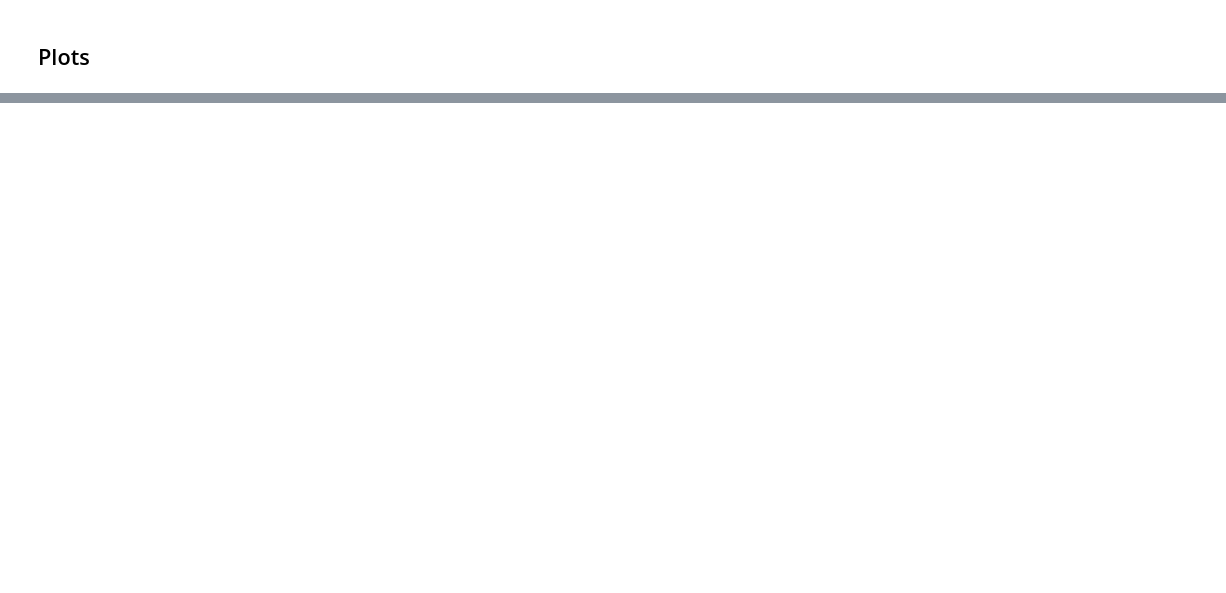
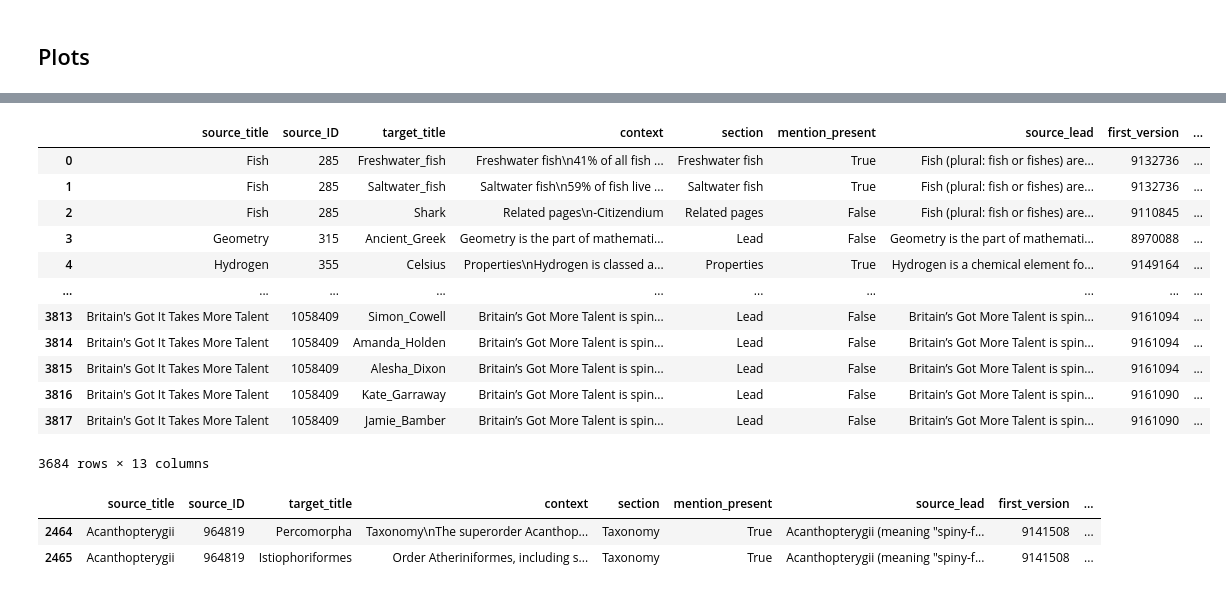
Before and after one commit to epfl-dlab/multilingual-entity-insertion, a Jupyter notebook: wikipedia_dumps_process/analysis_notebooks/added_links_analysis.ipynb, the cells around one changed output, grey strips where cells are left out. Cells and saved outputs as stored; diff of their text form; code cells hidden in the pictures; blank space fills up the shorter version.

```diff
--- a/wikipedia_dumps_process/analysis_notebooks/added_links_analysis.ipynb
+++ b/wikipedia_dumps_process/analysis_notebooks/added_links_analysis.ipynb
@@ -133,0 +136,13 @@ Name: negative_contexts, dtype: float64
+# %%
+import urllib
+def process_title(title):
+    return urllib.parse.unquote(title).replace('_', ' ')
+
+def update_targets(target_name, redirect_map):
+    counter = 0
+    while target_name in redirect_map:
+        target_name = redirect_map[target_name]
+        counter += 1
+        if counter > 10:
+            break
+    return target_name
@@ -133,0 +208,19 @@ Name: negative_contexts, dtype: float64
+# %%
+# compare links in df with links in df_diff
+# find links with source title in df_diff and not in df
+df_diff['source_title'] = df_diff['source_title'].apply(process_title)
+df['source_title'] = df['source_title'].apply(process_title)
+df_diff_2 = df_diff.merge(df[['source_title', 'source_ID']].drop_duplicates(), how='left', on='source_title', suffixes=('_diff', '_df'))
+df_diff_2 = df_diff_2[df_diff_2['source_ID_df'].isna()]
+df_diff_2 = df_diff_2[['source_title', 'target_title', 'source_ID_diff', 'target_ID', 'source_version_1', 'source_version_2', 'count']]
+df_diff_2['source_ID'] = df_diff_2['source_ID_diff']
+df_diff_2 = df_diff_2.drop(columns=['source_ID_diff'])
+df_diff_2 = df_diff_2.rename(columns={'source_ID': 'source_ID_diff'})
+df_diff_2['source_ID_diff'] = df_diff_2['source_ID_diff'].astype(int)
+# df_diff['source_version_1'] = df_diff['source_version_1'].apply(lambda x: x.replace('&oldid=', ''))
+# df_diff['source_version_1'] = df_diff['source_version_1'].astype(int)
+# df_diff['source_version_2'] = df_diff['source_version_2'].apply(lambda x: x.replace('&oldid=', ''))
+# df_diff['source_version_2'] = df_diff['source_version_2'].astype(int)
+df_diff_2['count'] = df_diff_2['count'].astype(int)
+df_diff_2 = df_diff_2.sort_values(by=['source_ID_diff', 'target_ID', 'source_version_1', 'source_version_2']).reset_index(drop=True)
+df_diff_2
@@ -133,0 +329,22 @@ Name: negative_contexts, dtype: float64
+# %%
+df
+# %% [output]
+|  | source_title | source_ID | target_title | context | section | mention_present | source_lead | first_version | ... |
+| 0 | Fish | 285 | Freshwater_fish | Freshwater fish\n41% of all fish ... | Freshwater fish | True | Fish (plural: fish or fishes) are... | 9132736 | ... |
+| 1 | Fish | 285 | Saltwater_fish | Saltwater fish\n59% of fish live ... | Saltwater fish | True | Fish (plural: fish or fishes) are... | 9132736 | ... |
+| 2 | Fish | 285 | Shark | Related pages\n-Citizendium | Related pages | False | Fish (plural: fish or fishes) are... | 9110845 | ... |
+| 3 | Geometry | 315 | Ancient_Greek | Geometry is the part of mathemati... | Lead | False | Geometry is the part of mathemati... | 8970088 | ... |
+| 4 | Hydrogen | 355 | Celsius | Properties\nHydrogen is classed a... | Properties | True | Hydrogen is a chemical element fo... | 9149164 | ... |
+| ... | ... | ... | ... | ... | ... | ... | ... | ... | ... |
+| 3813 | Britain's Got It Takes More Talent | 1058409 | Simon_Cowell | Britain’s Got More Talent is spin... | Lead | False | Britain’s Got More Talent is spin... | 9161094 | ... |
+| 3814 | Britain's Got It Takes More Talent | 1058409 | Amanda_Holden | Britain’s Got More Talent is spin... | Lead | False | Britain’s Got More Talent is spin... | 9161094 | ... |
+| 3815 | Britain's Got It Takes More Talent | 1058409 | Alesha_Dixon | Britain’s Got More Talent is spin... | Lead | False | Britain’s Got More Talent is spin... | 9161094 | ... |
+| 3816 | Britain's Got It Takes More Talent | 1058409 | Kate_Garraway | Britain’s Got More Talent is spin... | Lead | False | Britain’s Got More Talent is spin... | 9161090 | ... |
+| 3817 | Britain's Got It Takes More Talent | 1058409 | Jamie_Bamber | Britain’s Got More Talent is spin... | Lead | False | Britain’s Got More Talent is spin... | 9161090 | ... |
+3684 rows × 13 columns
+# %%
+df[df['source_title'] == 'Acanthopterygii']
+# %% [output]
+|  | source_title | source_ID | target_title | context | section | mention_present | source_lead | first_version | ... |
+| 2464 | Acanthopterygii | 964819 | Percomorpha | Taxonomy\nThe superorder Acanthop... | Taxonomy | True | Acanthopterygii (meaning "spiny-f... | 9141508 | ... |
+| 2465 | Acanthopterygii | 964819 | Istiophoriformes | Order Atheriniformes, including s... | Taxonomy | True | Acanthopterygii (meaning "spiny-f... | 9141508 | ... |
```
Also changed, not shown: parts of 22 cells of this notebook, 2 other files.
